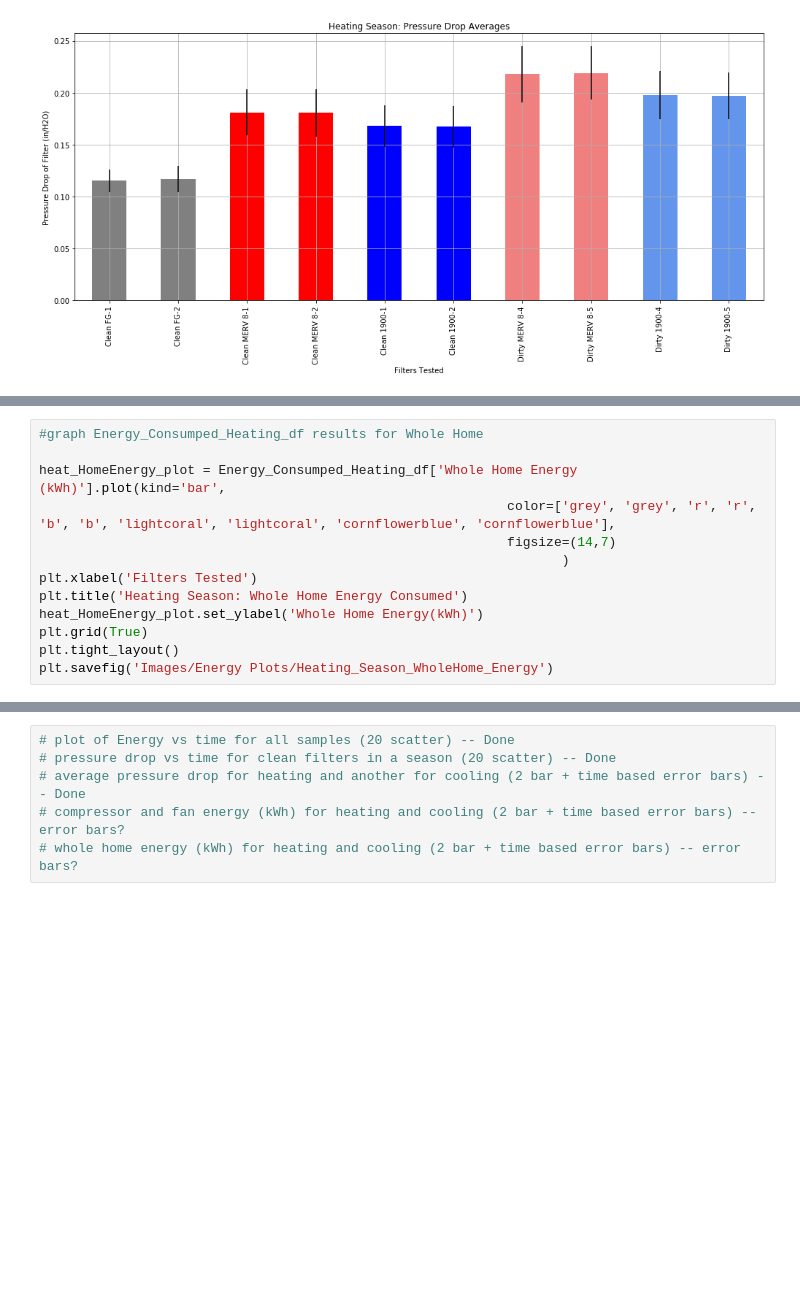
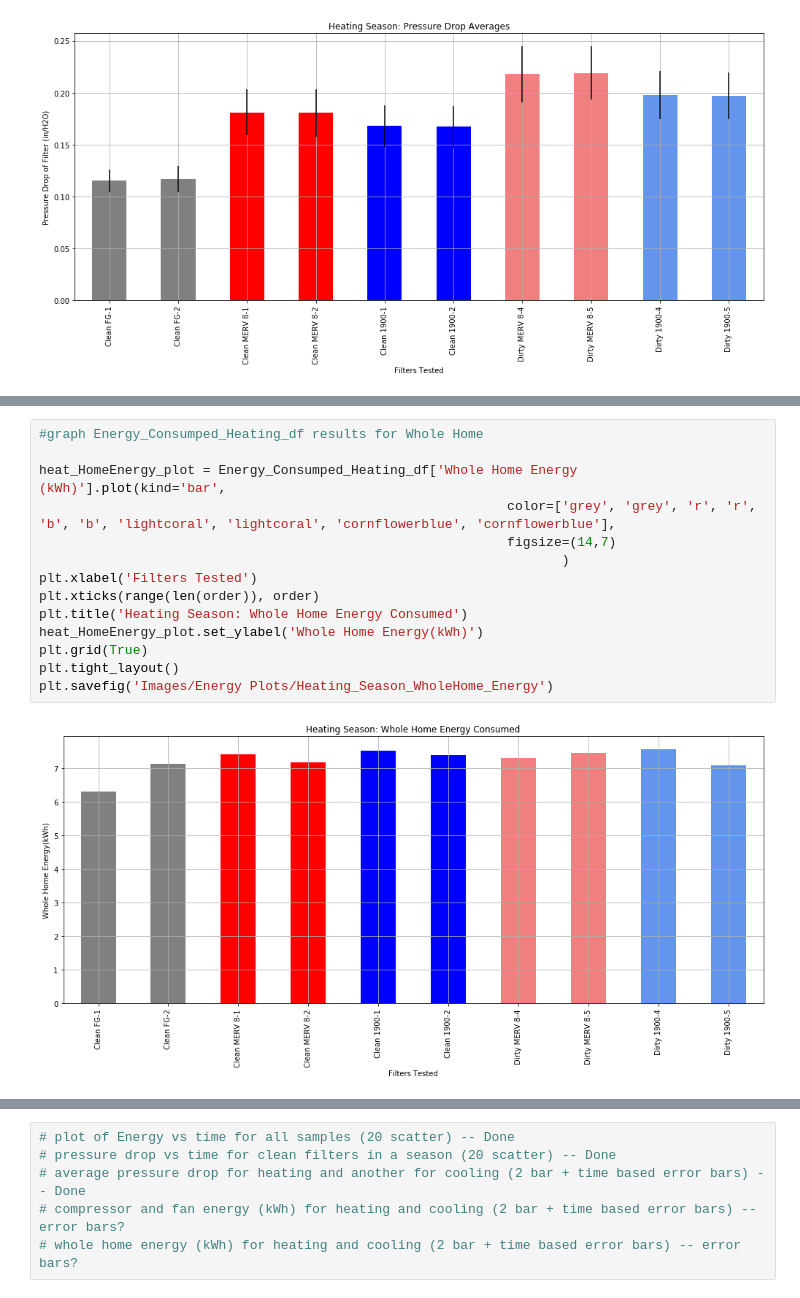
Before and after one commit to abbylemon/HighEfficientFilterEnergyTest, a Jupyter notebook: AnalyzeFilterData.ipynb, the cells around one changed output, grey strips where cells are left out. Drawn from its saved outputs; the diff is of its cells as text; blank space fills up the shorter version.

```diff
--- a/AnalyzeFilterData.ipynb
+++ b/AnalyzeFilterData.ipynb
@@ -540,16 +542,19 @@ plt.savefig('Images/Energy Plots/Cooling_Season_HVAC_Energy.png')
 # %%
 #graph Energy_Consumped_Heating_df results for Whole Home
 
 heat_HomeEnergy_plot = Energy_Consumped_Heating_df['Whole Home Energy (kWh)'].plot(kind='bar',
                                                             color=['grey', 'grey', 'r', 'r', 'b', 'b', 'lightcoral', 'lightcoral', 'cornflowerblue', 'cornflowerblue'],
                                                             figsize=(14,7)
                                                                    )
 plt.xlabel('Filters Tested')
+plt.xticks(range(len(order)), order)
 plt.title('Heating Season: Whole Home Energy Consumed')
 heat_HomeEnergy_plot.set_ylabel('Whole Home Energy(kWh)')
 plt.grid(True)
 plt.tight_layout()
 plt.savefig('Images/Energy Plots/Heating_Season_WholeHome_Energy')
+# %% [output]
+[figure, added]
 # %%
 #graph Energy_Consumped_Cooling_df results for Whole Home
 
```
Also changed, not shown: parts of 4 cells of this notebook, 7 other files.
